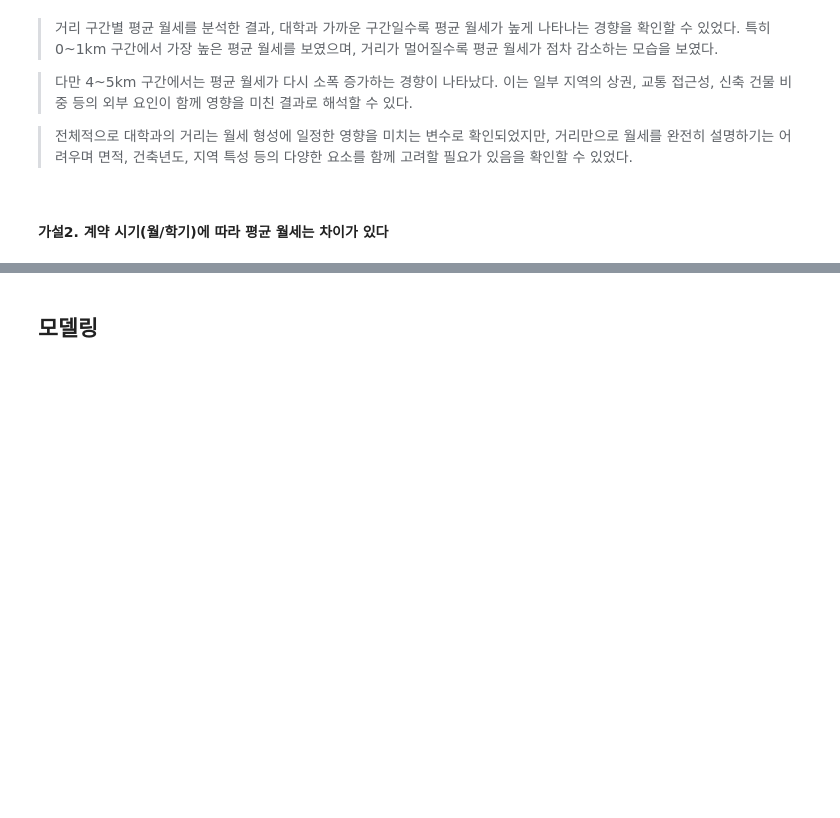
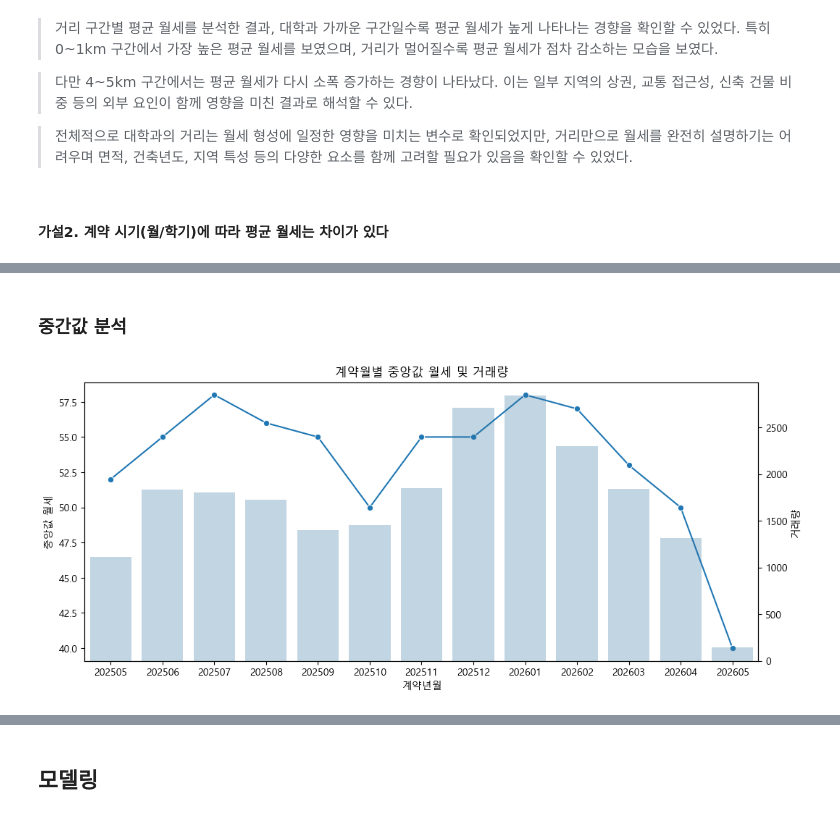
Before and after one commit to dbwofla11/campus-rent-analysis, a Jupyter notebook: 빅데이터분석_프로젝트.ipynb, the cells around one changed output, grey strips where cells are left out. Saved outputs shown, nothing was run; the diff lists cells and outputs as text; code cells hidden in the pictures; blank space fills up the shorter version.

```diff
--- a/빅데이터분석_프로젝트.ipynb
+++ b/빅데이터분석_프로젝트.ipynb
@@ -1483,0 +1529,47 @@ plt.show()
+# %% [markdown]
+### 중간값 분석
+# %%
+monthly_stats = (
+    df.groupby('계약년월')
+    .agg(
+        중앙값월세=('월세금(만원)', 'median'),
+        거래량=('월세금(만원)', 'count')
+    )
+    .reset_index()
+)
+
+monthly_stats['계약년월'] = monthly_stats['계약년월'].astype(str)
+
+fig, ax1 = plt.subplots(figsize=(12,5))
+
+# 중앙값 월세 선그래프
+sns.lineplot(
+    data=monthly_stats,
+    x='계약년월',
+    y='중앙값월세',
+    marker='o',
+    ax=ax1
+)
+
+ax1.set_ylabel('중앙값 월세')
+
+# 거래량 막대그래프
+ax2 = ax1.twinx()
+
+sns.barplot(
+    data=monthly_stats,
+    x='계약년월',
+    y='거래량',
+    alpha=0.3,
+    ax=ax2
+)
+
+ax2.set_ylabel('거래량')
+
+plt.title('계약월별 중앙값 월세 및 거래량')
+
+plt.xticks(rotation=45)
+
+plt.show()
+# %% [output]
+[figure, added]
```
Also changed, not shown: parts of 46 cells of this notebook, 18 other files.
